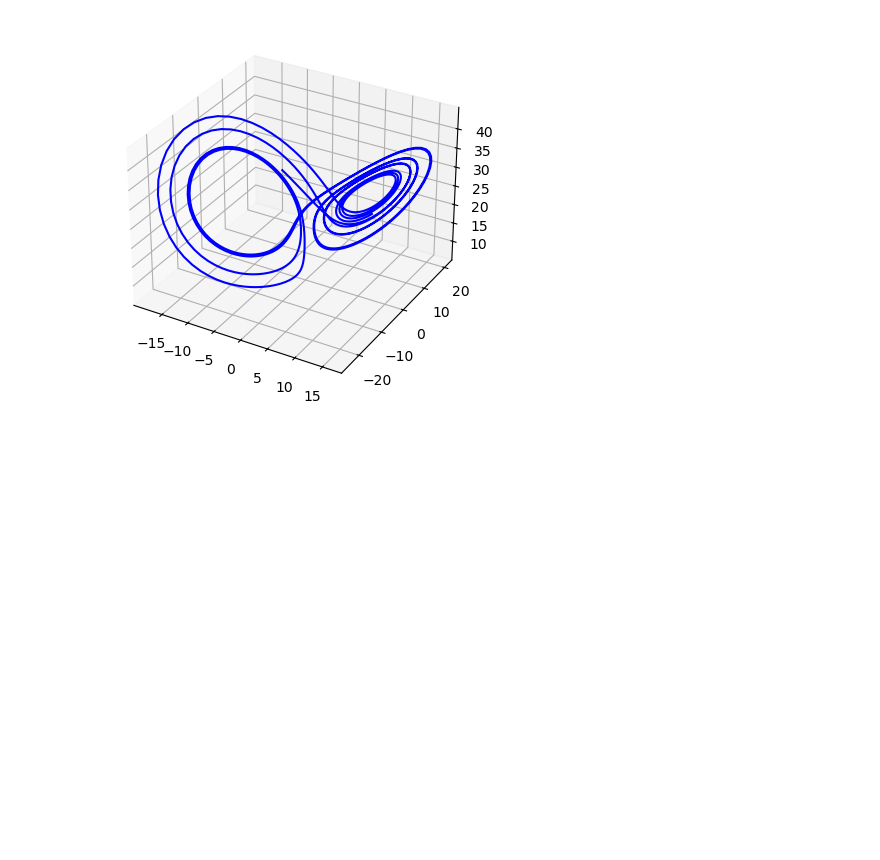
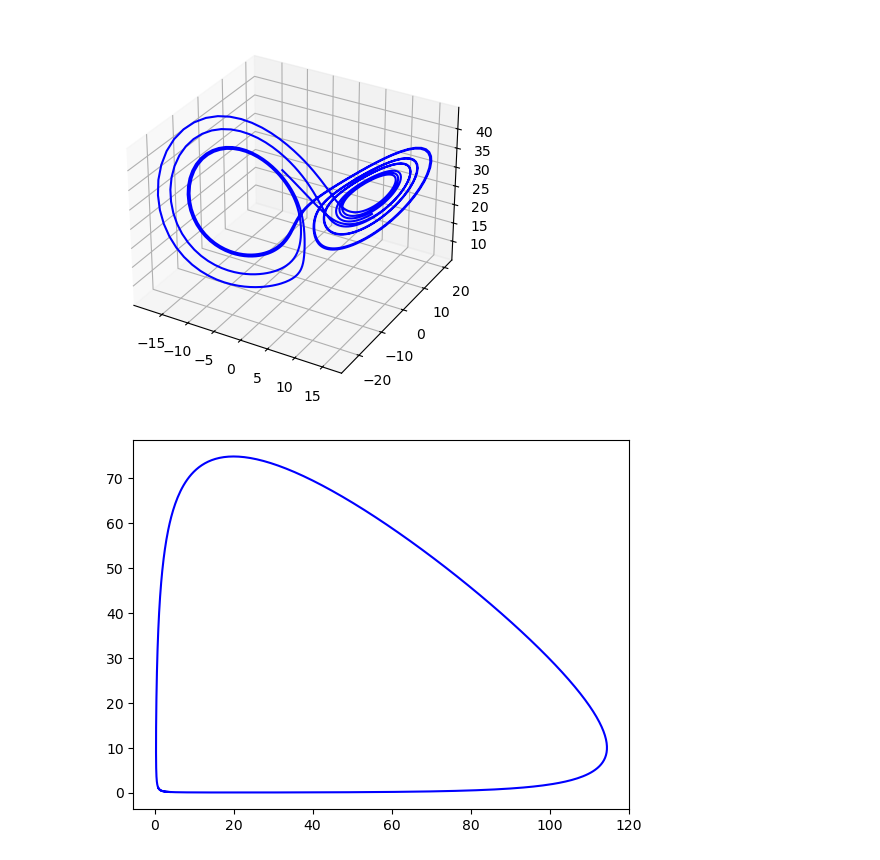
Before and after one commit to studio-fluffy/angewandte_mathematik, a Jupyter notebook: code/RK.ipynb, the cells around one changed output. Drawn from its saved outputs; the diff is of its cells as text; code cells hidden in the pictures; blank space fills up the shorter version.

```diff
--- a/code/RK.ipynb
+++ b/code/RK.ipynb
@@ -56,3 +56,37 @@ ax.plot(Y[0, :], Y[1, :], Y[2, :], 'b')
 plt.show()
 # %% [output]
 [figure]
+# %%
+# Definition of parameters
+a = 1.
+b = 0.1
+c = 1.5
+d = 0.75
+def voltera(t, y):
+    """ Return the growth rate of fox and rabbit populations. """
+    dy = np.array([ a*y[0] -   b*y[0]*y[1] ,
+                  -c*y[1] + d*b*y[0]*y[1] ])
+    return dy
+# %%
+# Initial condition
+y0 = [1, 1,]
+
+# Compute trajectory
+dt = 0.01
+T = 10
+num_time_pts = int(T / dt)
+t = np.linspace(0, T, num_time_pts)
+
+Y = np.zeros((2, num_time_pts))
+Y[:, 0] = y0
+yin = y0
+for i in range(num_time_pts - 1):
+    yout = rk4singlestep(voltera, dt, t[i], yin)
+    Y[:, i + 1] = yout
+    yin = yout
+
+ax = plt.figure().add_subplot()
+ax.plot(Y[0, :], Y[1, :], 'b')
+plt.show()
+# %% [output]
+[figure, added]
```
